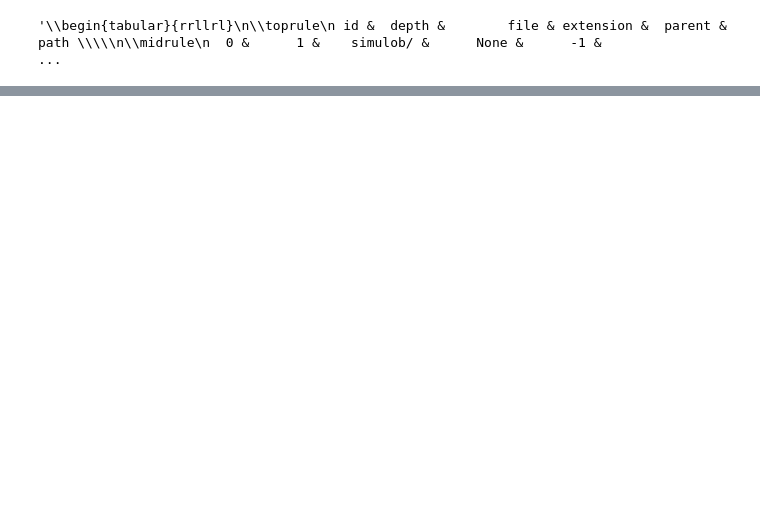
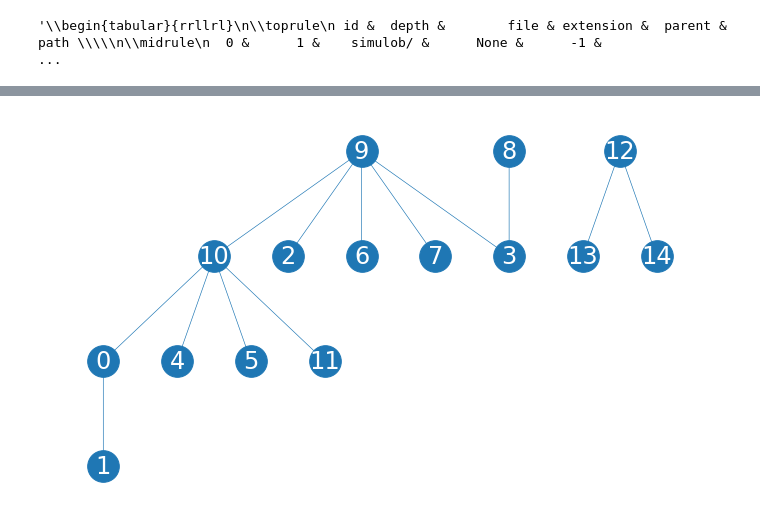
Before and after one commit to claudio-ICL/simulob, a Jupyter notebook: module_network.ipynb, the cells around one changed output, grey strips where cells are left out. Saved outputs shown, nothing was run; the diff lists cells and outputs as text; code cells hidden in the pictures; blank space fills up the shorter version.

Commit message:
Module network to present in the thesis

```diff
--- a/module_network.ipynb
+++ b/module_network.ipynb
@@ -204,0 +275,2 @@ plt.show()
+# %%
+df_inherit = df_inherit[['id', 'class', 'declared_in', 'inherits_from', 'owns']]
@@ -204,0 +300,7 @@ plt.show()
+# %%
+inherit_links=[]
+for i,row in df_inherit.iterrows():
+    inherit_links.append(
+        [int(np.squeeze(df_inherit.loc[df_inherit['class']==cl,'id'].values)) for cl in row['inherits_from'] ]
+    )
+df_inherit['inherit_links'] = inherit_links
@@ -204,0 +312,7 @@ plt.show()
+# %%
+own_links=[]
+for i,row in df_inherit.iterrows():
+    own_links.append(
+        [int(np.squeeze(df_inherit.loc[df_inherit['class']==cl,'id'].values)) for cl in row['owns'] ]
+    )
+df_inherit['own_links'] = own_links
@@ -204,0 +343,10 @@ plt.show()
+# %%
+Gclass=nx.DiGraph()
+for i,row in df_inherit.iterrows():
+#     print(row['class'])
+# #     print(row.path)
+    Gclass.add_node(row['id'],)
+    for f in row['inherit_links']:
+        Gclass.add_edge(f, row['id'],color='C0',relation='hierarchical')
+#     for f in row['own_links']:
+#         Gclass.add_edge(row['id'], f,color='C3',relation='ownership')
@@ -204,0 +361,12 @@ plt.show()
+# %%
+pos_dot = graphviz_layout(Gclass, prog='dot')
+fig = plt.figure(figsize=(12, 7))
+nodes = nx.draw_networkx_nodes(Gclass, pos_dot, node_size=1000, node_color='C0')
+edges = nx.draw_networkx_edges(Gclass, pos_dot,  edge_color='C0', width=0.65)
+labels = nx.draw_networkx_labels(Gclass, pos_dot, font_color="white", font_size=24)
+plt.axis('off')
+fname=path_fig+'simulob_classG.png'
+plt.savefig(fname)
+plt.show()
+# %% [output]
+[figure, added]
```
Also changed, not shown: parts of 26 cells of this notebook, 5 other files.
